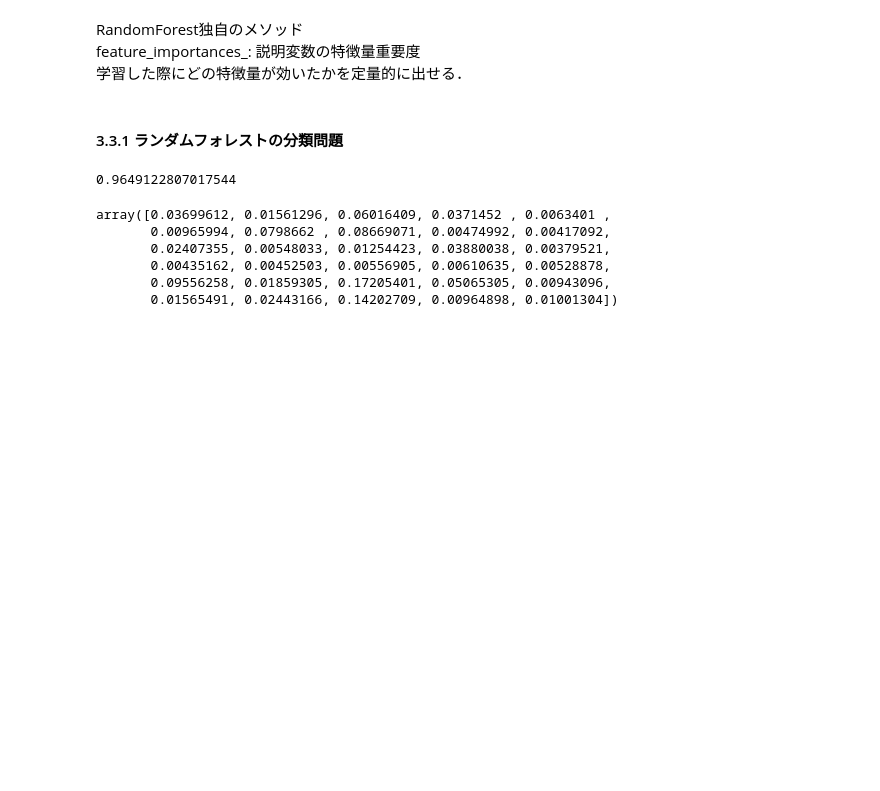
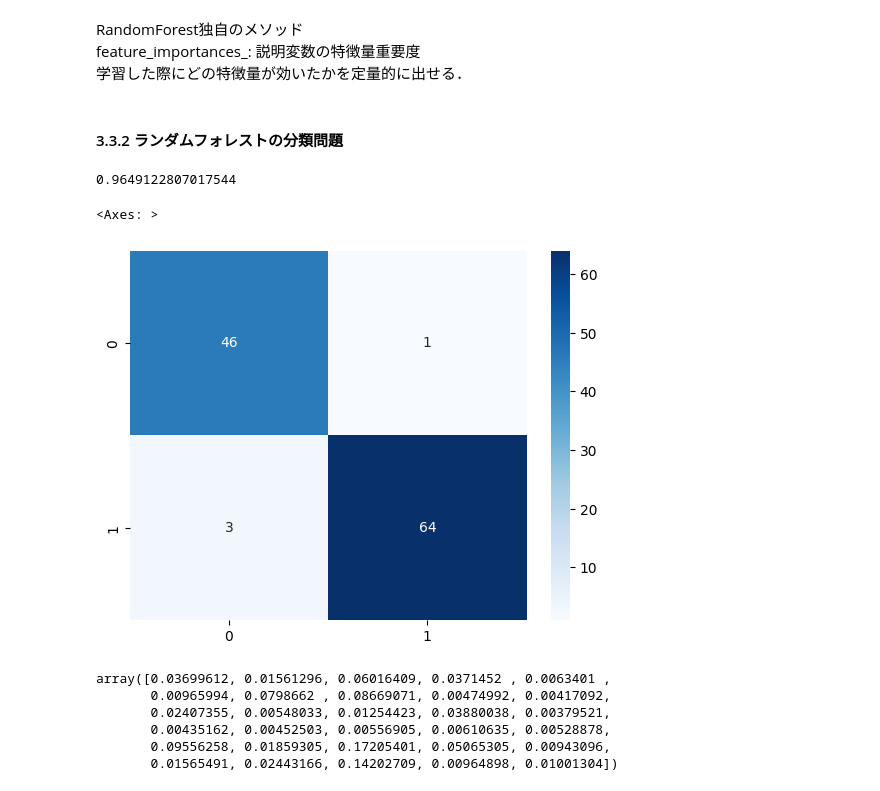
Before and after one commit to akiyoshi777/data_analysis, a Jupyter notebook: sklearn.ipynb, the cells around one changed output. Saved outputs shown, nothing was run; the diff lists cells and outputs as text; code cells hidden in the pictures; blank space fills up the shorter version.

```diff
--- a/sklearn.ipynb
+++ b/sklearn.ipynb
@@ -810,8 +860,8 @@ RandomForest独自のメソッド<br>
 feature_importances_: 説明変数の特徴量重要度<br>
 学習した際にどの特徴量が効いたかを定量的に出せる．
 # %% [markdown]
-<a id="section3-3-1"></a>
-#### 3.3.1 ランダムフォレストの分類問題
+<a id="section3-3-2"></a>
+#### 3.3.2 ランダムフォレストの分類問題
 # %%
 # 乳がんのデータを使用する
 breast = load_breast_cancer()
@@ -831,4 +881,19 @@ clf.fit(X_train, y_train)
 accuracy_score(y_test, clf.predict(X_test))
 # %% [output]
 0.9649122807017544
+# %%
+# confusion matrixで混同行列を作成する
+
+import seaborn as sns
+from sklearn.metrics import confusion_matrix
+# 予測値
+y_pred = clf.predict(X_test)
+# 混同行列
+cm = confusion_matrix(y_test, y_pred)
+# ヒートマップの作成
+sns.heatmap(cm, annot=True,cmap='Blues')
+# 結構しっかりと予測できていることがわかる
+# %% [output]
+<Axes: >
+[figure, added]
 # %%
```
Also changed, not shown: parts of 59 cells of this notebook.
